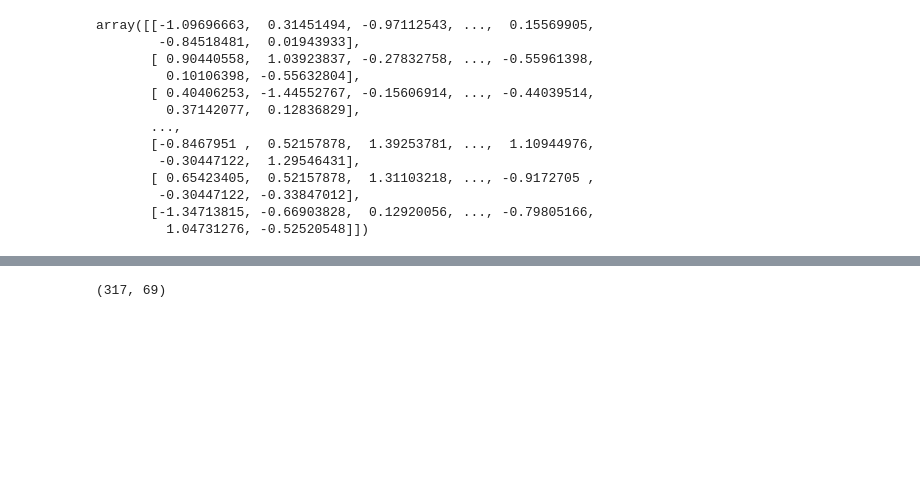
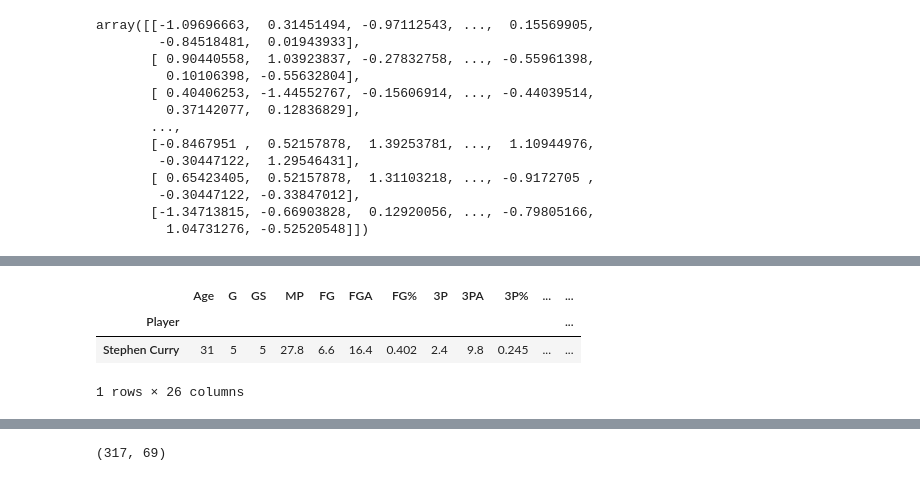
Before and after one commit to MatthewJin11/random_projects, a Jupyter notebook: NBA Salary Regression.ipynb, the cells around one changed output, grey strips where cells are left out. Drawn from its saved outputs; the diff is of its cells as text; code cells hidden in the pictures; blank space fills up the shorter version.

```diff
--- a/NBA Salary Regression.ipynb
+++ b/NBA Salary Regression.ipynb
@@ -254,0 +309,7 @@ array([[-1.09696663,  0.31451494, -0.97112543, ...,  0.15569905,
+# %%
+X_test_num.iloc[53:54, :] # Luka
+# %% [output]
+|  | Age | G | GS | MP | FG | FGA | FG% | 3P | 3PA | 3P% | ... | ... |
+| Player |  |  |  |  |  |  |  |  |  |  |  | ... |
+| Stephen Curry | 31 | 5 | 5 | 27.8 | 6.6 | 16.4 | 0.402 | 2.4 | 9.8 | 0.245 | ... | ... |
+1 rows × 26 columns
```
Also changed, not shown: parts of 35 cells of this notebook.
